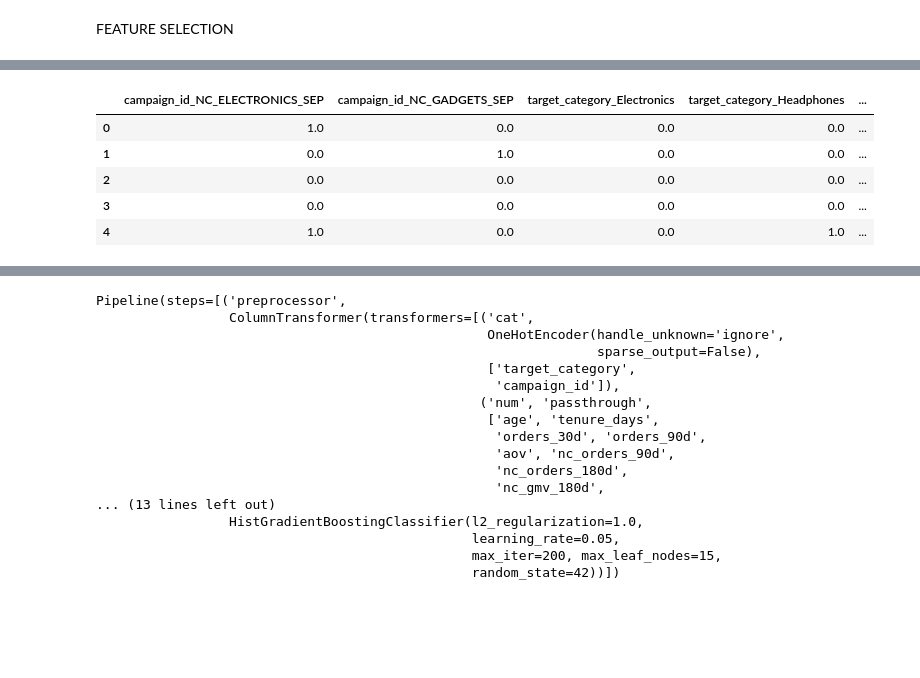
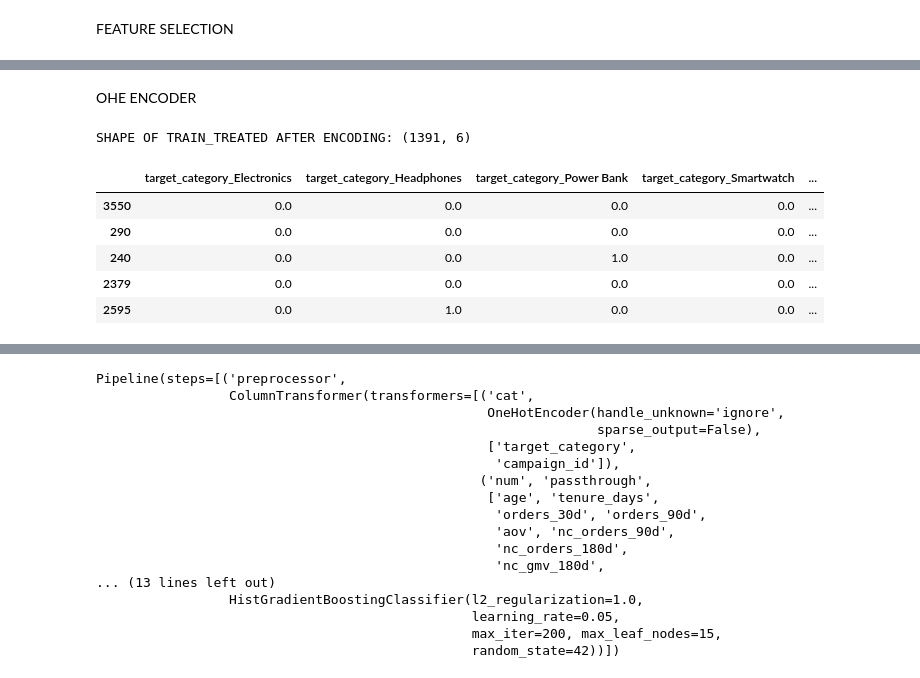
Before and after one commit to Yasasvi777/ML_FLOW_TUTORIALS, a Jupyter notebook: UPIFT_MODELLING_NC_ITEMS.ipynb, the cells around one changed output, grey strips where cells are left out. Saved outputs shown, nothing was run; the diff lists cells and outputs as text; code cells hidden in the pictures; blank space fills up the shorter version.

Commit message:
v1.1.0
NEW CHANGES - ENCODER

```diff
--- a/UPIFT_MODELLING_NC_ITEMS.ipynb
+++ b/UPIFT_MODELLING_NC_ITEMS.ipynb
@@ -129,7 +123,8 @@ feature_cols = [
     "weekend_order_share",
     "discount_pct",
     "target_category",
-    "campaign_id"
+    "campaign_id",
+    "treatment"
 ]
 
 X = df[feature_cols]
@@ -155,0 +135,11 @@ Test : (1200, 26)
+# %%
+train,test = train_test_split(
+    X,
+    test_size=0.30,
+    random_state=42,
+    stratify=df["treatment"]
+)
+
+
+print("Train:", train.shape)
+print("Test :", test.shape)
@@ -183,9 +160,6 @@ train_control_encoded_df= pd.DataFrame(control_encoded,columns=ohe_encoder.get_f
-# %%
-train_encoded_df.head()
-# %% [output]
-|  | campaign_id_NC_ELECTRONICS_SEP | campaign_id_NC_GADGETS_SEP | target_category_Electronics | target_category_Headphones | ... |
-| 0 | 1.0 | 0.0 | 0.0 | 0.0 | ... |
-| 1 | 0.0 | 1.0 | 0.0 | 0.0 | ... |
-| 2 | 0.0 | 0.0 | 0.0 | 0.0 | ... |
-| 3 | 0.0 | 0.0 | 0.0 | 0.0 | ... |
-| 4 | 1.0 | 0.0 | 0.0 | 1.0 | ... |
+# %%
+cat_features=train.select_dtypes(include=['object', 'category', 'string']).columns.tolist()
+
+num_features=train.select_dtypes(include=['number']).columns.tolist()
+# %% [markdown]
+OHE ENCODER
@@ -191,0 +185,17 @@ train_encoded_df.head()
+# %%
+ohe_encoder = OneHotEncoder(sparse_output=False, handle_unknown="ignore",drop = "first")
+
+train_encoded = ohe_encoder.fit(train[cat_features])
+# %%
+train_treated_encoded = ohe_encoder.transform(train_treated[cat_features])
+train_treated_encoded_df = pd.DataFrame(train_treated_encoded,columns = ohe_encoder.get_feature_names_out(cat_features),index=train_treated.index)
+print("SHAPE OF TRAIN_TREATED AFTER ENCODING:",train_treated_encoded_df.shape)
+train_treated_encoded_df.head()
+# %% [output]
+SHAPE OF TRAIN_TREATED AFTER ENCODING: (1391, 6)
+|  | target_category_Electronics | target_category_Headphones | target_category_Power Bank | target_category_Smartwatch | ... |
+| 3550 | 0.0 | 0.0 | 0.0 | 0.0 | ... |
+| 290 | 0.0 | 0.0 | 0.0 | 0.0 | ... |
+| 240 | 0.0 | 0.0 | 1.0 | 0.0 | ... |
+| 2379 | 0.0 | 0.0 | 0.0 | 0.0 | ... |
+| 2595 | 0.0 | 1.0 | 0.0 | 0.0 | ... |
```
Also changed, not shown: parts of 11 cells of this notebook, 1 other file.
